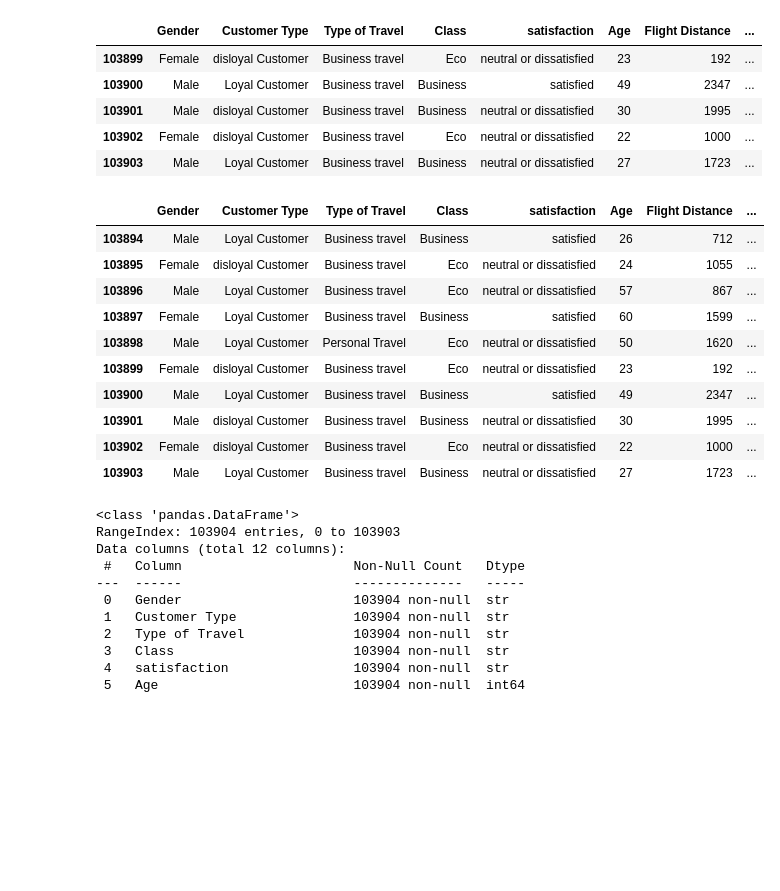
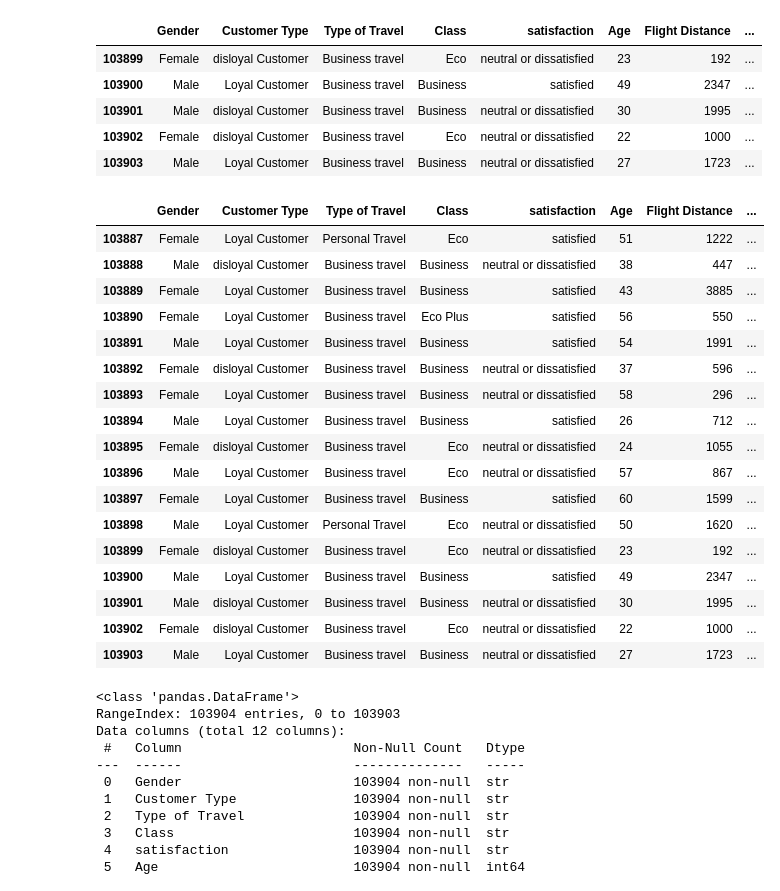
Before and after one commit to harshch0udhary/SITP-12TH-MAY-, a Jupyter notebook: PROJECT/project2.ipynb, the cells around one changed output. Saved outputs shown, nothing was run; the diff lists cells and outputs as text; code cells hidden in the pictures; blank space fills up the shorter version.

```diff
--- a/PROJECT/project2.ipynb
+++ b/PROJECT/project2.ipynb
@@ -63,9 +65,16 @@ df.tail()#it is used for last five output in rows can be print
 | 103902 | Female | disloyal Customer | Business travel | Eco | neutral or dissatisfied | 22 | 1000 | ... |
 | 103903 | Male | Loyal Customer | Business travel | Business | neutral or dissatisfied | 27 | 1723 | ... |
 # %%
-df.tail(10)
+df.tail(17)
 # %% [output]
 |  | Gender | Customer Type | Type of Travel | Class | satisfaction | Age | Flight Distance | ... |
+| 103887 | Female | Loyal Customer | Personal Travel | Eco | satisfied | 51 | 1222 | ... |
+| 103888 | Male | disloyal Customer | Business travel | Business | neutral or dissatisfied | 38 | 447 | ... |
+| 103889 | Female | Loyal Customer | Business travel | Business | satisfied | 43 | 3885 | ... |
+| 103890 | Female | Loyal Customer | Business travel | Eco Plus | satisfied | 56 | 550 | ... |
+| 103891 | Male | Loyal Customer | Business travel | Business | satisfied | 54 | 1991 | ... |
+| 103892 | Female | disloyal Customer | Business travel | Business | neutral or dissatisfied | 37 | 596 | ... |
+| 103893 | Female | Loyal Customer | Business travel | Business | neutral or dissatisfied | 58 | 296 | ... |
 | 103894 | Male | Loyal Customer | Business travel | Business | satisfied | 26 | 712 | ... |
 | 103895 | Female | disloyal Customer | Business travel | Eco | neutral or dissatisfied | 24 | 1055 | ... |
 | 103896 | Male | Loyal Customer | Business travel | Eco | neutral or dissatisfied | 57 | 867 | ... |
```
Also changed, not shown: parts of 50 cells of this notebook, 1 other file.
